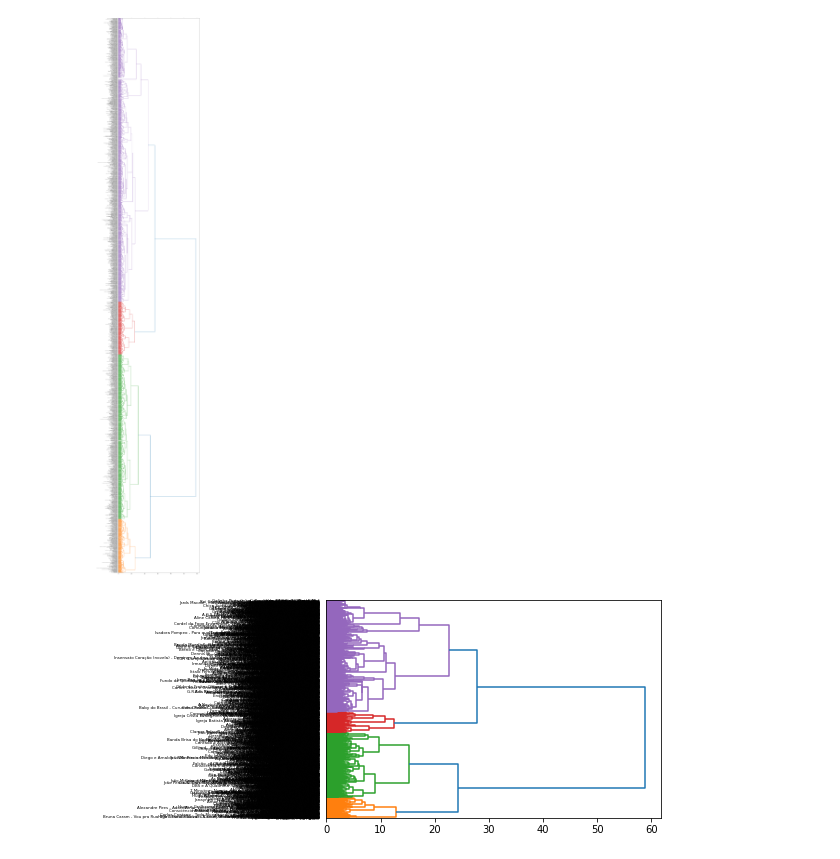
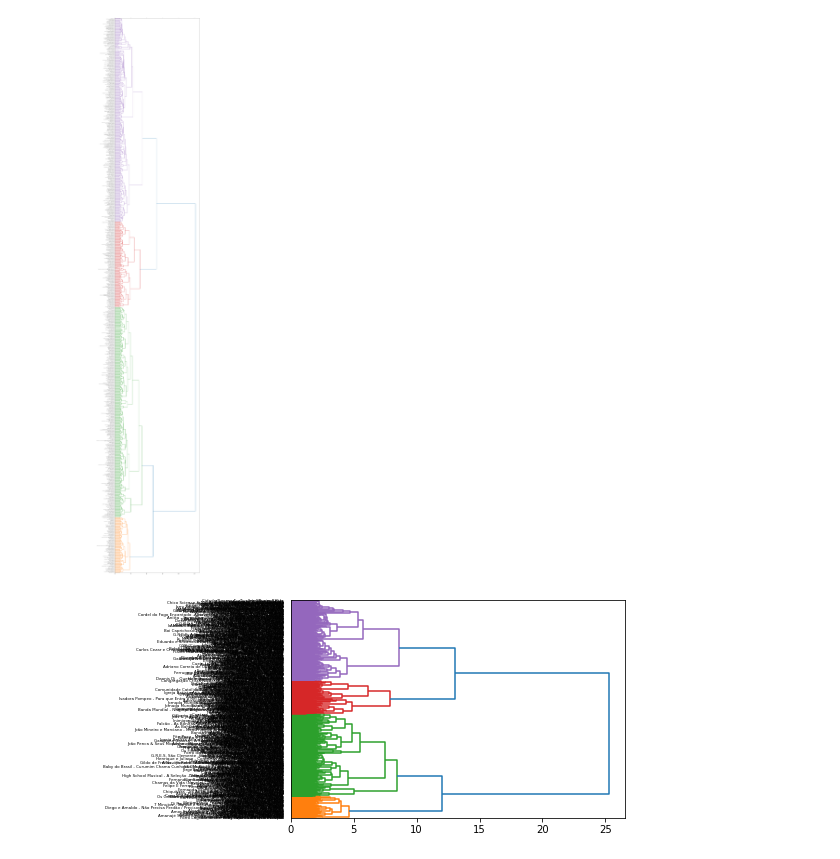
Before and after one commit to renandantasp/tm_er, a Jupyter notebook: topic_modeling/hierarchical_clustering.ipynb, the cells around one changed output. Drawn from its saved outputs; the diff is of its cells as text; code cells hidden in the pictures.

```diff
--- a/topic_modeling/hierarchical_clustering.ipynb
+++ b/topic_modeling/hierarchical_clustering.ipynb
@@ -14,4 +14,4 @@ df = pd.read_csv( path + "4mula_filtered.csv" )
 #Coleta do corpus filtrado
 corpus = df['filtered_lyrics']
 title = [(art + ' - ' + name) for art, name in zip(df['art_name'],df['music_name']) ]
-corpus = corpus[0:2500]
+corpus = corpus[0:1000]
@@ -31,14 +46,14 @@ MAX_COPHENETIC_DIST = max(linkage_matrix[:,2]) * 0.39 # max distance between poi
 
 fig, ax = plt.subplots(figsize=(15, 80)) # set size
 ax = dendrogram(linkage_matrix, orientation="right", color_threshold=MAX_COPHENETIC_DIST, leaf_font_size=4,
-                labels=title[0:2500])
+                labels=title[0:1000])
 
 plt.tick_params(axis= 'x', which='both',  bottom='off', top='off',labelbottom='off')
 
 plt.tight_layout() #show plot with tight layout
-#plt.savefig('ward_clusters_all.png', dpi=300)
+plt.savefig('ward_clusters_all.png', dpi=300)
 # %% [output]
-[figure, old version]
+[figure, new version]
 # %%
 from sklearn.metrics import silhouette_score
 # %%
@@ -57,6 +72,6 @@ def silhouette_k(distance_matrix, linkage_matrix, max_k=20):
     return scores
 # %%
 dendr = dendrogram(linkage_matrix, orientation="right", color_threshold=MAX_COPHENETIC_DIST, leaf_font_size=4,
-                labels=title[0:2500])
+                labels=title[0:1000])
 # %% [output]
-[figure, old version]
+[figure, new version]
```
Also changed, not shown: parts of 3 cells of this notebook, 12 other files.
